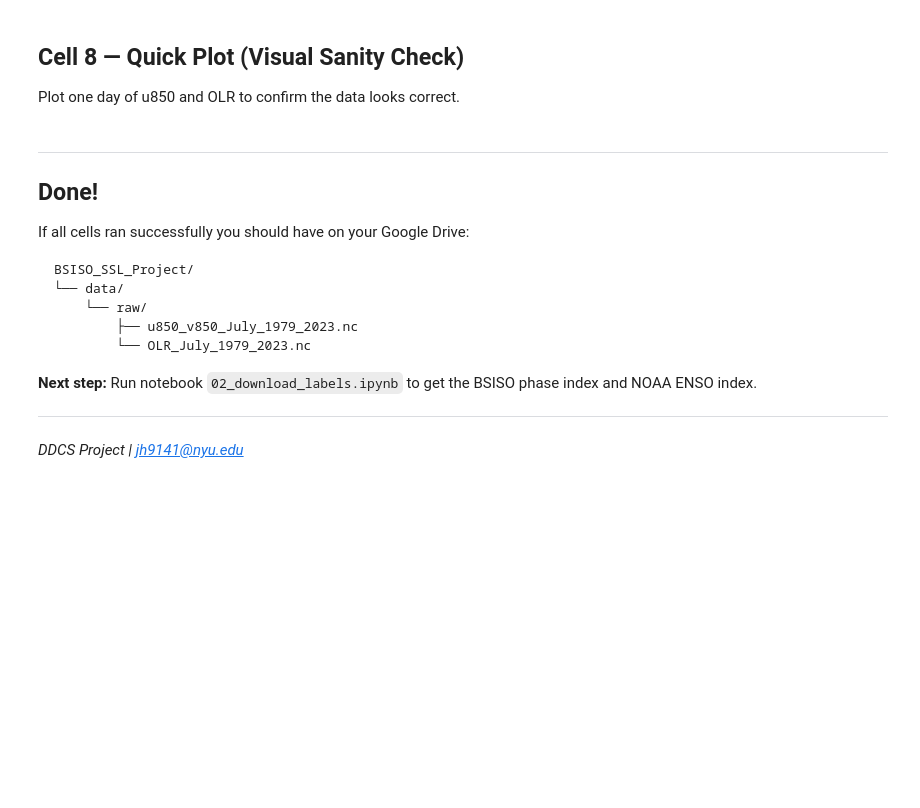
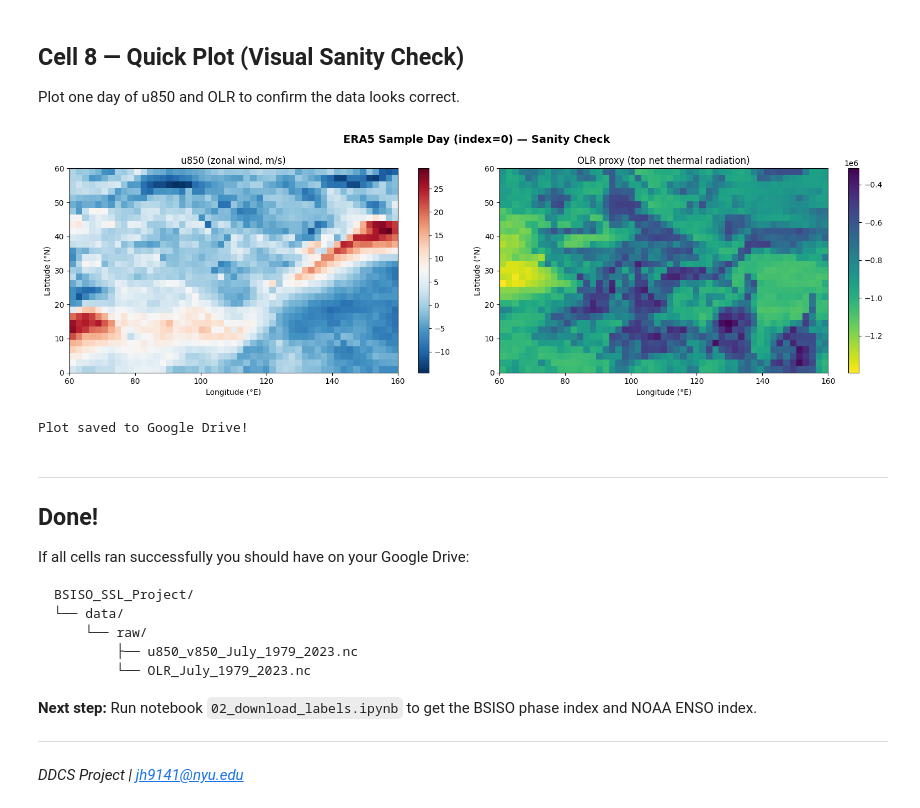
Before and after one commit to Jiayi459/data-driven-climate-science, a Jupyter notebook: notebooks/01_era5_download.ipynb, the cells around one changed output. Cells and saved outputs as stored; diff of their text form; code cells hidden in the pictures; blank space fills up the shorter version.

```diff
--- a/notebooks/01_era5_download.ipynb
+++ b/notebooks/01_era5_download.ipynb
@@ -307,35 +388,45 @@ Plot one day of u850 and OLR to confirm the data looks correct.
 import matplotlib.pyplot as plt
 import matplotlib.colors as mcolors
 
 # Pick a sample day (index 0 = 1979-07-01)
 sample_idx = 0
 
 fig, axes = plt.subplots(1, 2, figsize=(16, 5))
 fig.suptitle(f'ERA5 Sample Day (index={sample_idx}) — Sanity Check',
              fontsize=14, fontweight='bold')
 
+# --- FIX: Detect correct time dimension name ---
+time_dim_wind = 'valid_time' if 'valid_time' in ds_wind.dims else 'time'
+time_dim_olr = 'valid_time' if 'valid_time' in ds_olr.dims else 'time'
+# -----------------------------------------------
+
 # u850
-u_sample = ds_wind['u'].isel(time=sample_idx).squeeze().values
+# Use dynamic dimension unpacking (**{key: value})
+u_sample = ds_wind['u'].isel(**{time_dim_wind: sample_idx}).squeeze().values
 im1 = axes[0].imshow(u_sample, cmap='RdBu_r', origin='upper',
                      extent=[60, 160, 0, 60], aspect='auto')
 axes[0].set_title('u850 (zonal wind, m/s)', fontsize=12)
 axes[0].set_xlabel('Longitude (°E)')
 axes[0].set_ylabel('Latitude (°N)')
 plt.colorbar(im1, ax=axes[0])
 
 # OLR
-olr_sample = ds_olr[list(ds_olr.data_vars)[0]].isel(time=sample_idx).squeeze().values
+olr_var_name = list(ds_olr.data_vars)[0]
+olr_sample = ds_olr[olr_var_name].isel(**{time_dim_olr: sample_idx}).squeeze().values
 im2 = axes[1].imshow(olr_sample, cmap='viridis_r', origin='upper',
                      extent=[60, 160, 0, 60], aspect='auto')
 axes[1].set_title('OLR proxy (top net thermal radiation)', fontsize=12)
 axes[1].set_xlabel('Longitude (°E)')
 axes[1].set_ylabel('Latitude (°N)')
 plt.colorbar(im2, ax=axes[1])
 
 plt.tight_layout()
 plt.savefig(f'{PROJECT_DIR}/results/sanity_check_day0.png', dpi=150, bbox_inches='tight')
 plt.show()
 print('Plot saved to Google Drive!')
+# %% [output]
+[figure, added]
+Plot saved to Google Drive!
 # %% [markdown]
 ---
 ## Done!
```
Also changed, not shown: parts of 4 cells of this notebook.
